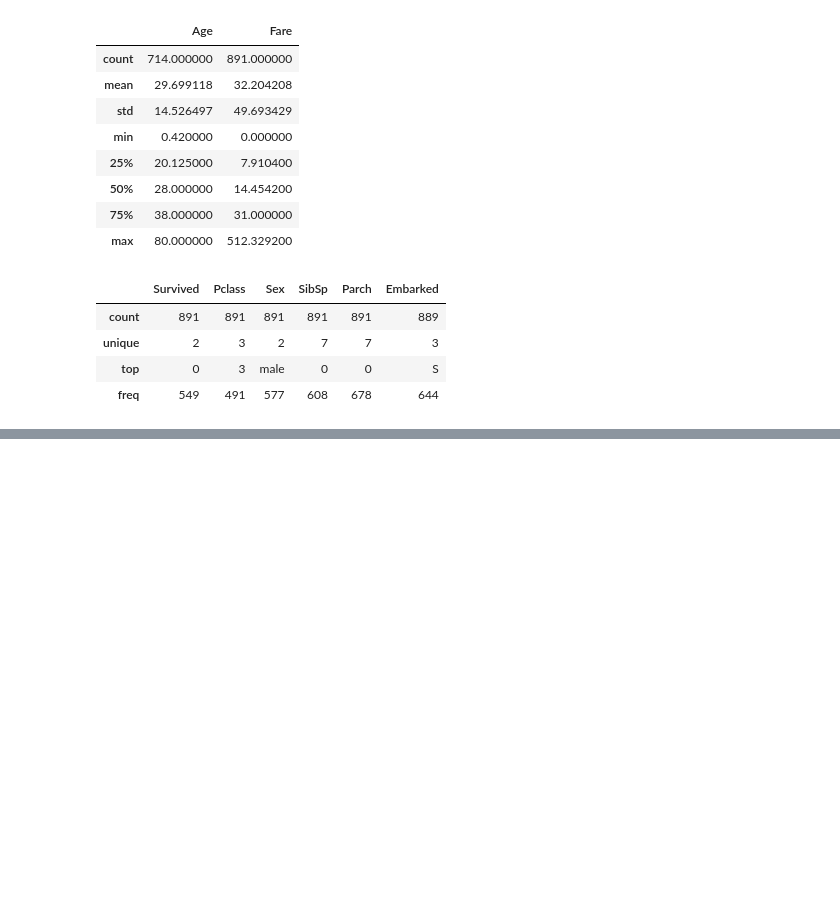
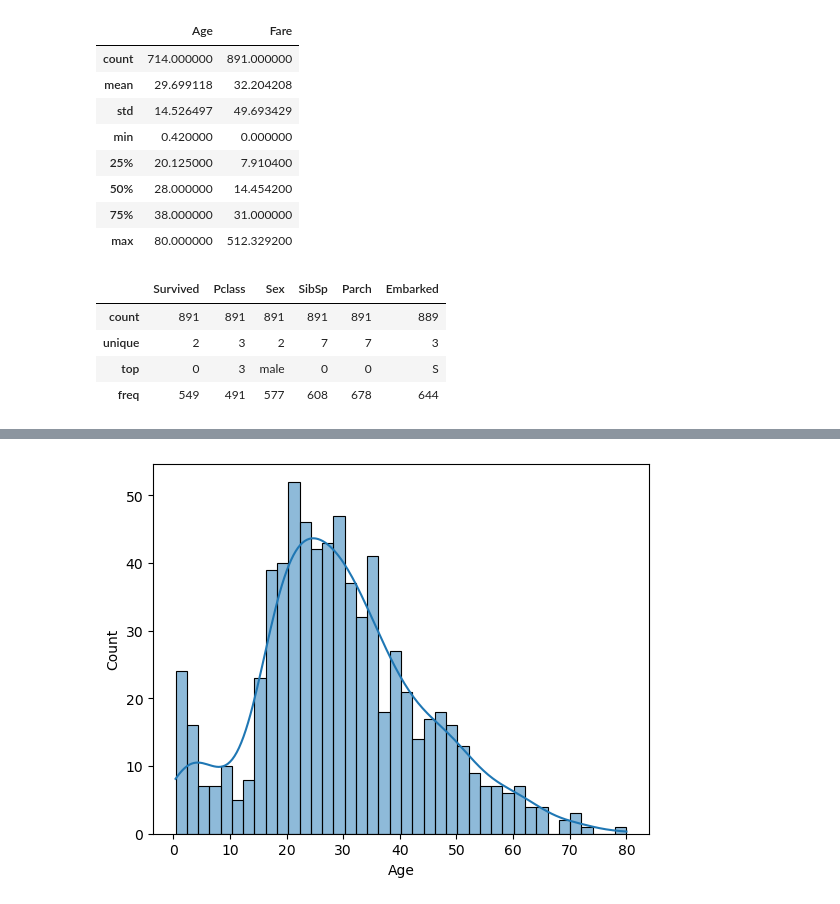
Before and after one commit to NguyenChiBao1112002/Draft, a Jupyter notebook: Data Scientist/Learn/CodeXplore/Playlist/Tu Hoc Data Science Cho Nguoi Moi Bat Dau/Source Code/L7_Kaggle Project Titanic/Titanic.ipynb, the cells around one changed output, grey strips where cells are left out. Drawn from its saved outputs; the diff is of its cells as text; code cells hidden in the pictures; blank space fills up the shorter version.

```diff
--- a/Data Scientist/Learn/CodeXplore/Playlist/Tu Hoc Data Science Cho Nguoi Moi Bat Dau/Source Code/L7_Kaggle Project Titanic/Titanic.ipynb
+++ b/Data Scientist/Learn/CodeXplore/Playlist/Tu Hoc Data Science Cho Nguoi Moi Bat Dau/Source Code/L7_Kaggle Project Titanic/Titanic.ipynb
@@ -229,0 +306,4 @@ train_df.describe(include=['category'])
+# %%
+sns.histplot(data=train_df, x = 'Age', bins = 40, kde=True);
+# %% [output]
+[figure, added]
```
Also changed, not shown: parts of 12 cells of this notebook, 5 other files.
